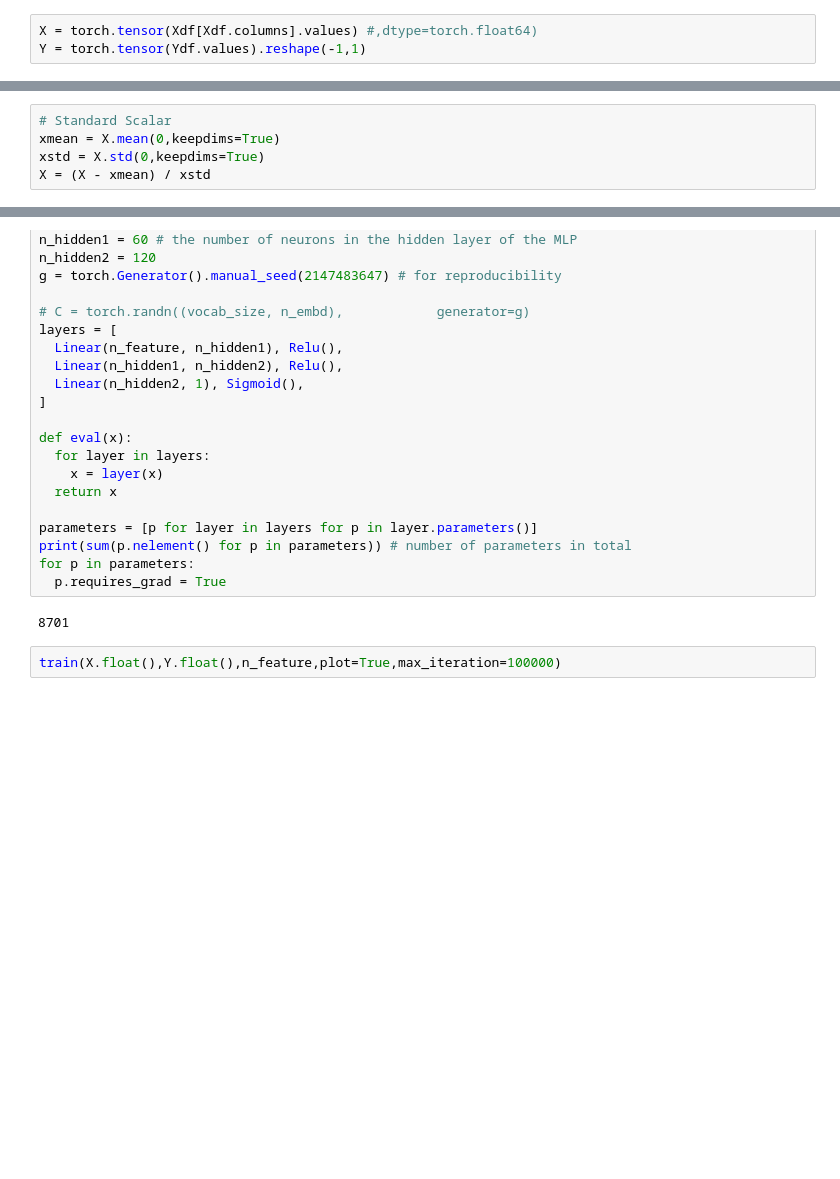
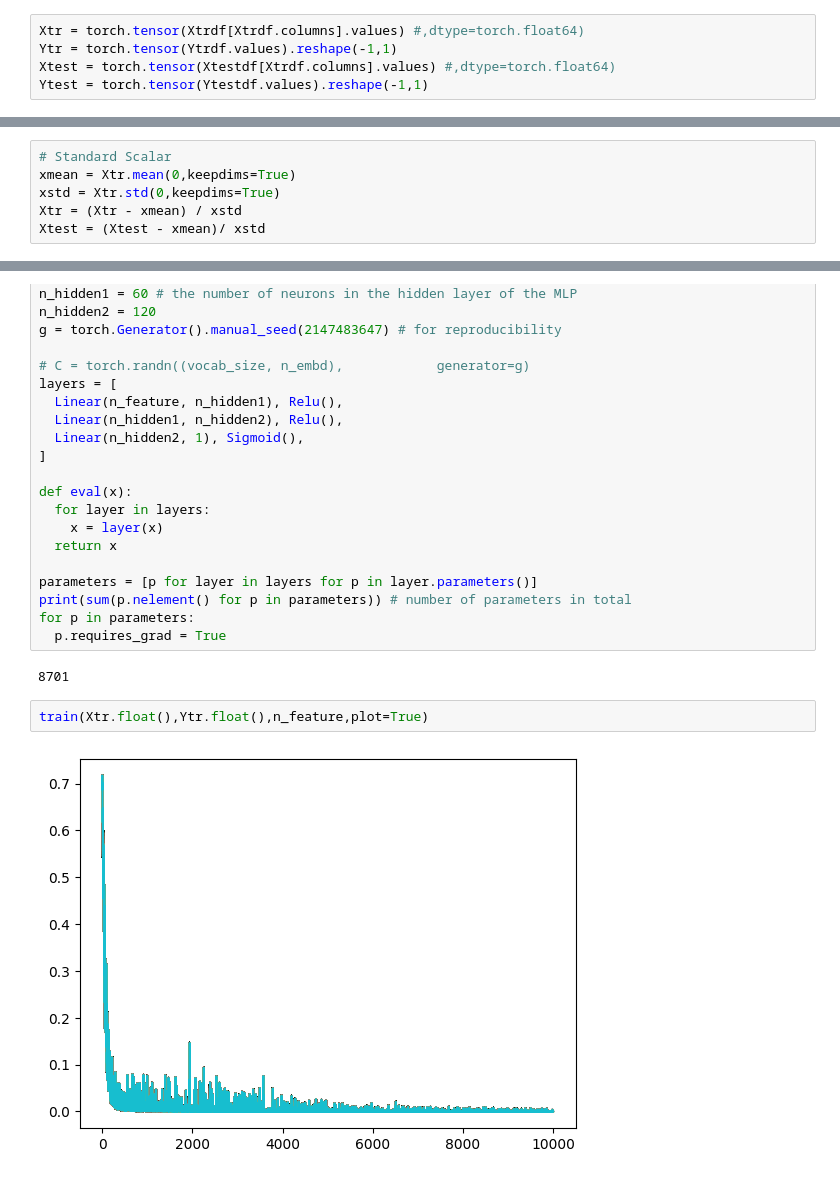
Before and after one commit to rakin000/predictive-maintenance-vinternship, a Jupyter notebook: predictive_analysis.ipynb, the cells around one changed output, grey strips where cells are left out. Cells and saved outputs as stored; diff of their text form; blank space fills up the shorter version.

```diff
--- a/predictive_analysis.ipynb
+++ b/predictive_analysis.ipynb
@@ -98,4 +104,6 @@ Ydf[:10]
 Name: bearings, dtype: int64
 # %%
-X = torch.tensor(Xdf[Xdf.columns].values) #,dtype=torch.float64)
-Y = torch.tensor(Ydf.values).reshape(-1,1)
+Xtr = torch.tensor(Xtrdf[Xtrdf.columns].values) #,dtype=torch.float64)
+Ytr = torch.tensor(Ytrdf.values).reshape(-1,1)
+Xtest = torch.tensor(Xtestdf[Xtrdf.columns].values) #,dtype=torch.float64)
+Ytest = torch.tensor(Ytestdf.values).reshape(-1,1)
@@ -107,8 +110,9 @@ X.shape[1]
 # %%
 # Standard Scalar
-xmean = X.mean(0,keepdims=True)
-xstd = X.std(0,keepdims=True)
-X = (X - xmean) / xstd
+xmean = Xtr.mean(0,keepdims=True)
+xstd = Xtr.std(0,keepdims=True)
+Xtr = (Xtr - xmean) / xstd
+Xtest = (Xtest - xmean)/ xstd
 # %%
 class Linear:
   def __init__(self, fan_in, fan_out, bias=True):
@@ -208,4 +212,6 @@ for p in parameters:
 # %% [output]
 8701
 # %%
-train(X.float(),Y.float(),n_feature,plot=True,max_iteration=100000)
+train(Xtr.float(),Ytr.float(),n_feature,plot=True)
+# %% [output]
+[figure, added]
```
Also changed, not shown: parts of 11 cells of this notebook.
